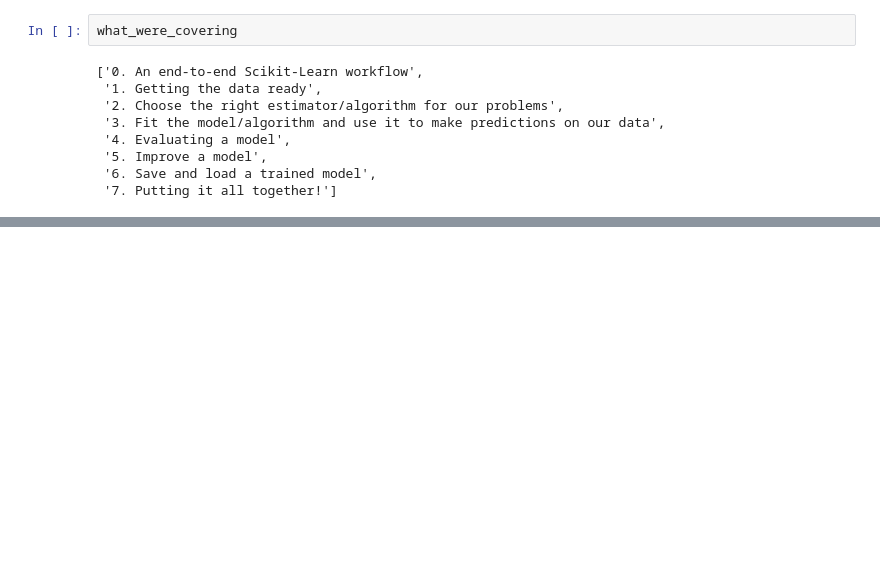
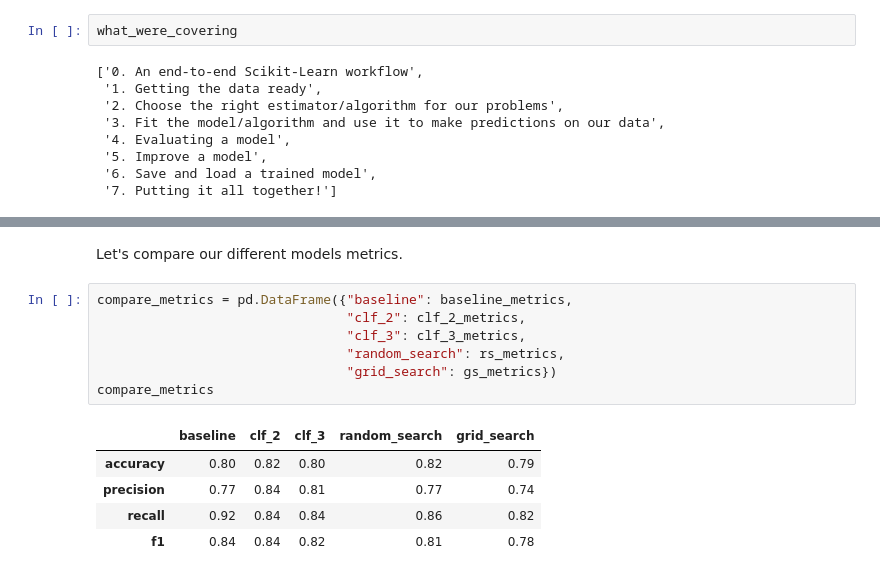
Before and after one commit to OndrejSkerik/ml-course, a Jupyter notebook: sample-project/introduction-to-scikit-learn.ipynb, the cells around one changed output, grey strips where cells are left out. Saved outputs shown, nothing was run; the diff lists cells and outputs as text; blank space fills up the shorter version.

```diff
--- a/sample-project/introduction-to-scikit-learn.ipynb
+++ b/sample-project/introduction-to-scikit-learn.ipynb
@@ -2226,0 +2588,15 @@ what_were_covering
+# %% [markdown]
+Let's compare our different models metrics.
+# %%
+compare_metrics = pd.DataFrame({"baseline": baseline_metrics,
+                                "clf_2": clf_2_metrics,
+                                "clf_3": clf_3_metrics,
+                                "random_search": rs_metrics,
+                                "grid_search": gs_metrics})
+compare_metrics
+# %% [output]
+|  | baseline | clf_2 | clf_3 | random_search | grid_search |
+| accuracy | 0.80 | 0.82 | 0.80 | 0.82 | 0.79 |
+| precision | 0.77 | 0.84 | 0.81 | 0.77 | 0.74 |
+| recall | 0.92 | 0.84 | 0.84 | 0.86 | 0.82 |
+| f1 | 0.84 | 0.84 | 0.82 | 0.81 | 0.78 |
```
Also changed, not shown: parts of 41 cells of this notebook, 1 other file.
